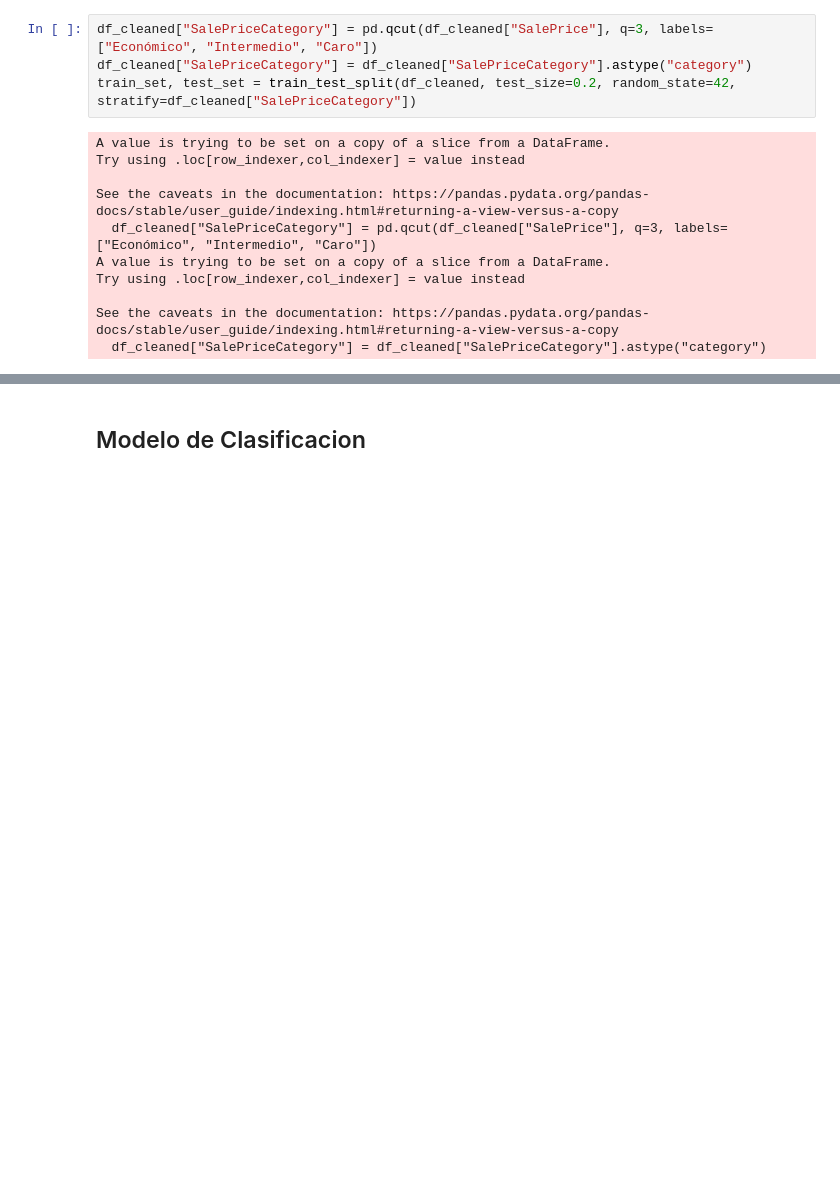
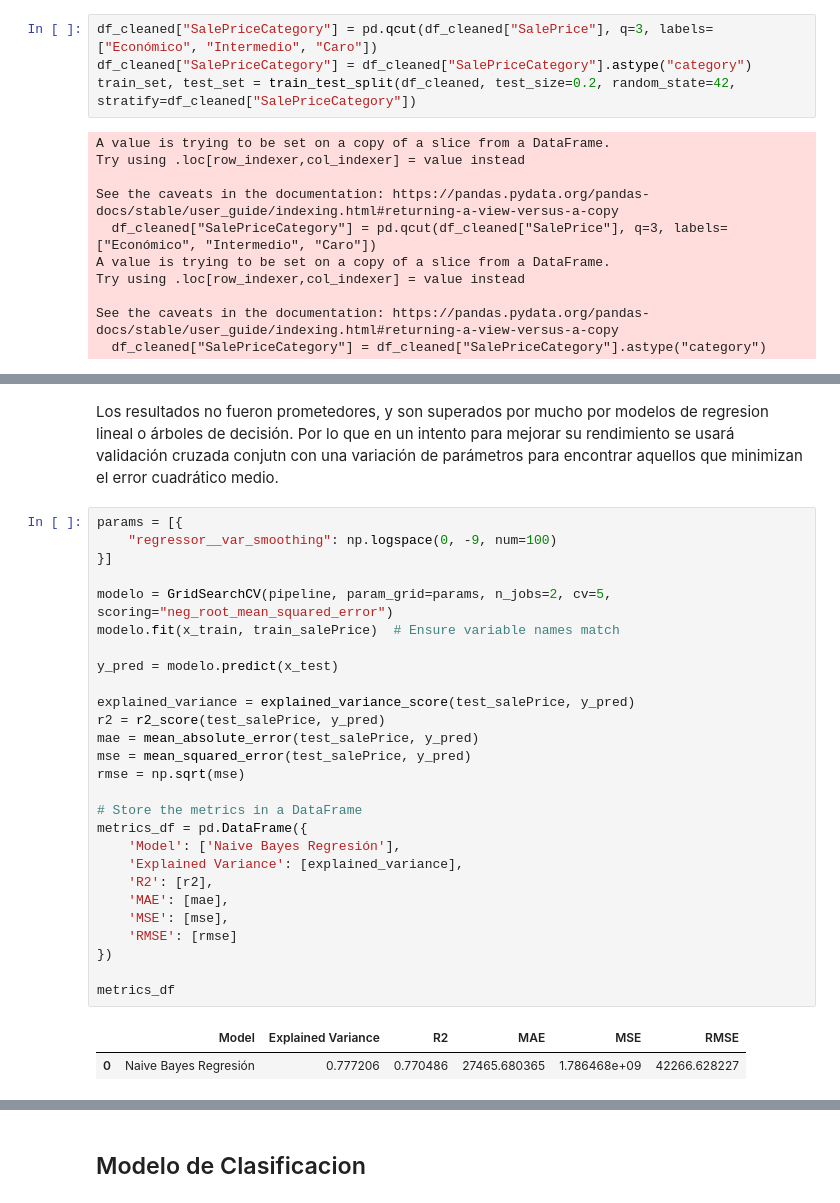
Before and after one commit to DanielRasho/MD-Proyecto2, a Jupyter notebook: NaiveBayes.ipynb, the cells around one changed output, grey strips where cells are left out. Saved outputs shown, nothing was run; the diff lists cells and outputs as text; blank space fills up the shorter version.

```diff
--- a/NaiveBayes.ipynb
+++ b/NaiveBayes.ipynb
@@ -170,0 +220,32 @@ See the caveats in the documentation: https://pandas.pydata.org/pandas-docs/stab
+# %% [markdown]
+Los resultados no fueron prometedores, y son superados por mucho por modelos de regresion lineal o árboles de decisión. Por lo que en un intento para mejorar su rendimiento se usará validación cruzada conjutn con una variación de parámetros para encontrar aquellos que minimizan el error cuadrático medio.
+# %%
+params = [{
+    "regressor__var_smoothing": np.logspace(0, -9, num=100)
+}]
+
+modelo = GridSearchCV(pipeline, param_grid=params, n_jobs=2, cv=5, scoring="neg_root_mean_squared_error")
+modelo.fit(x_train, train_salePrice)  # Ensure variable names match
+
+y_pred = modelo.predict(x_test)
+
+explained_variance = explained_variance_score(test_salePrice, y_pred)
+r2 = r2_score(test_salePrice, y_pred)
+mae = mean_absolute_error(test_salePrice, y_pred)
+mse = mean_squared_error(test_salePrice, y_pred)
+rmse = np.sqrt(mse)
+
+# Store the metrics in a DataFrame
+metrics_df = pd.DataFrame({
+    'Model': ['Naive Bayes Regresión'],
+    'Explained Variance': [explained_variance],
+    'R2': [r2],
+    'MAE': [mae],
+    'MSE': [mse],
+    'RMSE': [rmse]
+})
+
+metrics_df
+# %% [output]
+|  | Model | Explained Variance | R2 | MAE | MSE | RMSE |
+| 0 | Naive Bayes Regresión | 0.777206 | 0.770486 | 27465.680365 | 1.786468e+09 | 42266.628227 |
```
Also changed, not shown: parts of 9 cells of this notebook.
